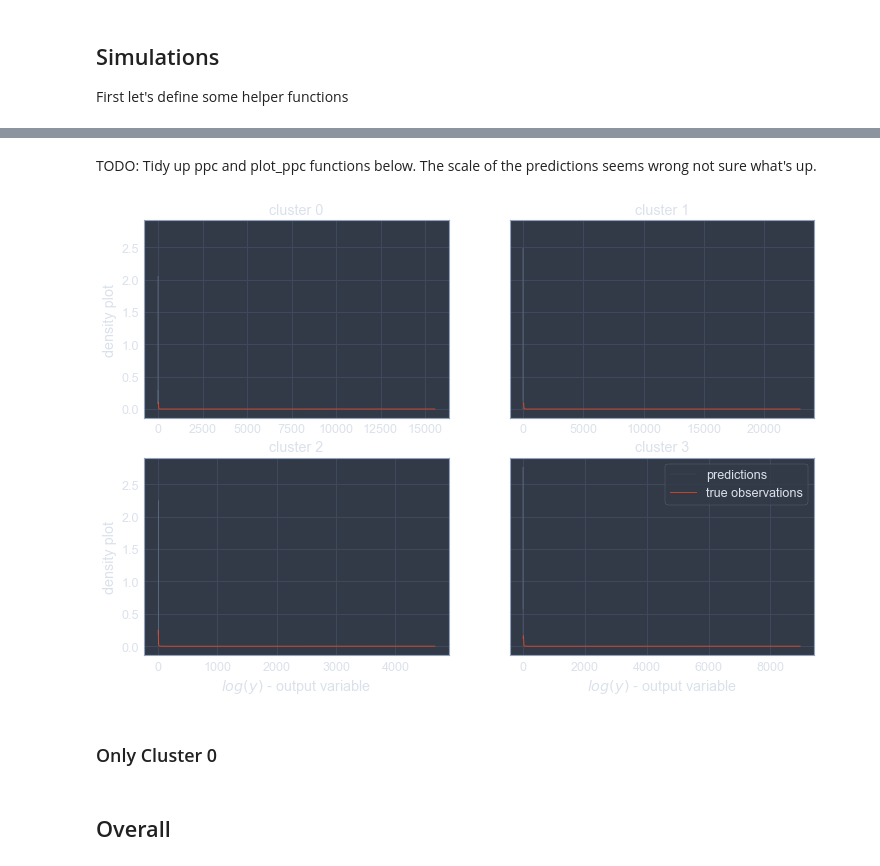
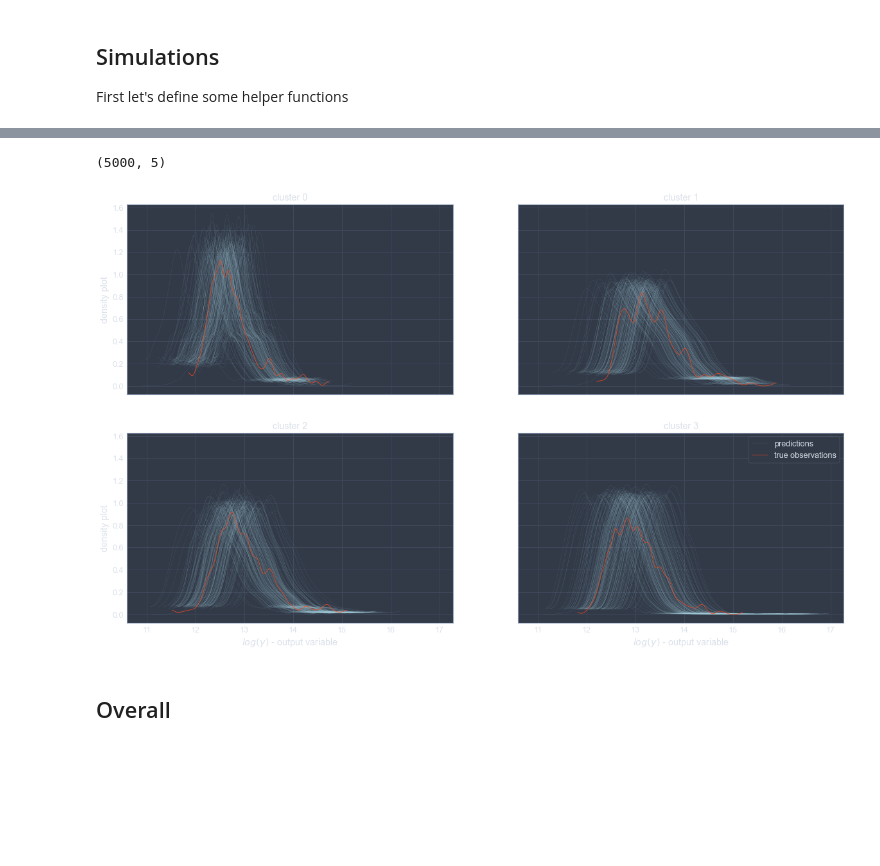
Before and after one commit to ET5003-Group1/ET5003, a Jupyter notebook: Week-3/ET5003_Etivity2_CarlosSiqueiraDoAmaral_20151586.ipynb, the cells around one changed output, grey strips where cells are left out. Cells and saved outputs as stored; diff of their text form; code cells hidden in the pictures; blank space fills up the shorter version.

```diff
--- a/Week-3/ET5003_Etivity2_CarlosSiqueiraDoAmaral_20151586.ipynb
+++ b/Week-3/ET5003_Etivity2_CarlosSiqueiraDoAmaral_20151586.ipynb
@@ -312,7 +313,7 @@ train_set[train_set["latitude"] < 53]
 # Remove wrong entries
 train_set = train_set[train_set["latitude"] > 53]
 # %%
-train_set.loc[:, "log_price"] = np.log10(train_set.loc[:, "price"],)
+train_set.loc[:, "log_price"] = np.log(train_set.loc[:, "price"],)
 train_set.plot.scatter(
     "latitude",
     "longitude",
@@ -563,7 +564,7 @@ def predict(posterior, X, y_scaler):
     log_likelihood = np.mean(posterior["alpha"]) + np.dot(
         np.mean(posterior["beta"], axis=0), X.T
     )
-    y_pred = np.power(10, y_scaler.inverse_transform(log_likelihood.reshape(-1, 1)))
+    y_pred = np.exp(y_scaler.inverse_transform(log_likelihood.reshape(-1, 1)))
     return y_pred
 
 
@@ -597,7 +598,7 @@ full_posterior = define_lin_reg(
     alpha=("Normal", 0, 30),
     beta=("Normal", 0, 30),
     sigma=("HalfCauchy", 5),
-    plot_loss=True
+    plot_loss=True,
 )
 
 print("Full model results on the training set:")
@@ -764,13 +765,3 @@ Cluster 3, size: 316
 ## Simulations
 
 First let's define some helper functions
-# %%
-with model_0:
-    trace = pm.sample(
-        1000, tune=20000, random_seed=rand_state, return_inferencedata=True
-    )
-    ppc = pm.sample_posterior_predictive(
-        trace,
-        var_names=["alpha", "beta", "sigma", "likelihood"],
-        random_seed=rand_state,
-    )
@@ -798,2 +767,0 @@ plt.show()
-# %% [markdown]
-TODO: Tidy up ppc and plot_ppc functions below. The scale of the predictions seems wrong not sure what's up.
@@ -844,0 +768,4 @@ def plot_ppc(
+# %%
+posteriors[-1]["beta"].shape
+# %% [output]
+(5000, 5)
@@ -845,36 +856,30 @@ def plot_ppc(
 # %%
-fig, axes = plt.subplots(2, 2, figsize=(12, 8), sharex=False, sharey=True)
+fig, axes = plt.subplots(2, 2, figsize=(20, 12), sharex=True, sharey=True)
 piecewise_ppc = []
 y_preds = []
 
 for idx, ax in enumerate(axes.flatten()):
-    y_pred = np.log10(
-        predict(posteriors[idx], X_train_clusters[idx], y_scaler=y_scalers[idx])
-    )
-    y_preds.append(y_pred)
-    idx_ppc = ppc(
-        posteriors[idx]["alpha"],
-        posteriors[idx]["beta"],
-        posteriors[idx]["sigma"],
-        X_train_clusters[idx],
+    idx_ppc = y_scalers[idx].inverse_transform(
+        ppc(posteriors[idx], X_train_clusters[idx],)
     )
     piecewise_ppc.append(idx_ppc)
 
     # Plotting
     remove_legend = True if idx != n_clusters - 1 else False
     plot_ppc(
-        np.power(10, y_train_clusters[idx]), y_pred, ax, remove_legend,
+        y_scalers[idx].inverse_transform(y_train_clusters[idx]),
+        idx_ppc,
+        ax,
+        remove_legend,
     )
     ax.set_title(f"cluster {idx}")
     if idx % 2 == 0:
         ax.set_ylabel("density plot")
     if idx > 1:
         ax.set_xlabel("$log({y})$ - output variable")
 plt.show()
 # %% [output]
-[figure, old version]
+[figure, new version]
-# %% [markdown]
-### Only Cluster 0
 # %% [markdown]
 ## Overall
 # %% [markdown]
```
Also changed, not shown: parts of 16 cells of this notebook.
